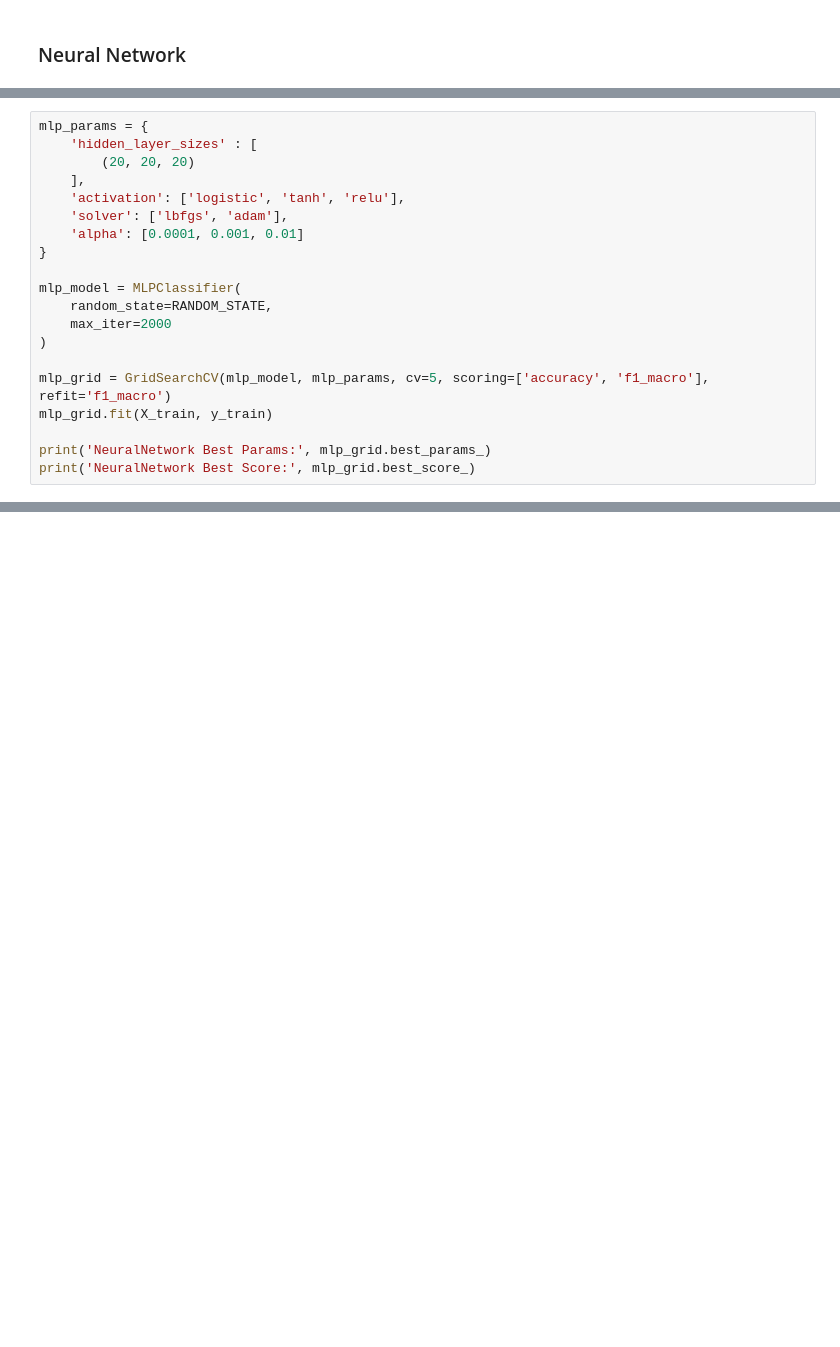
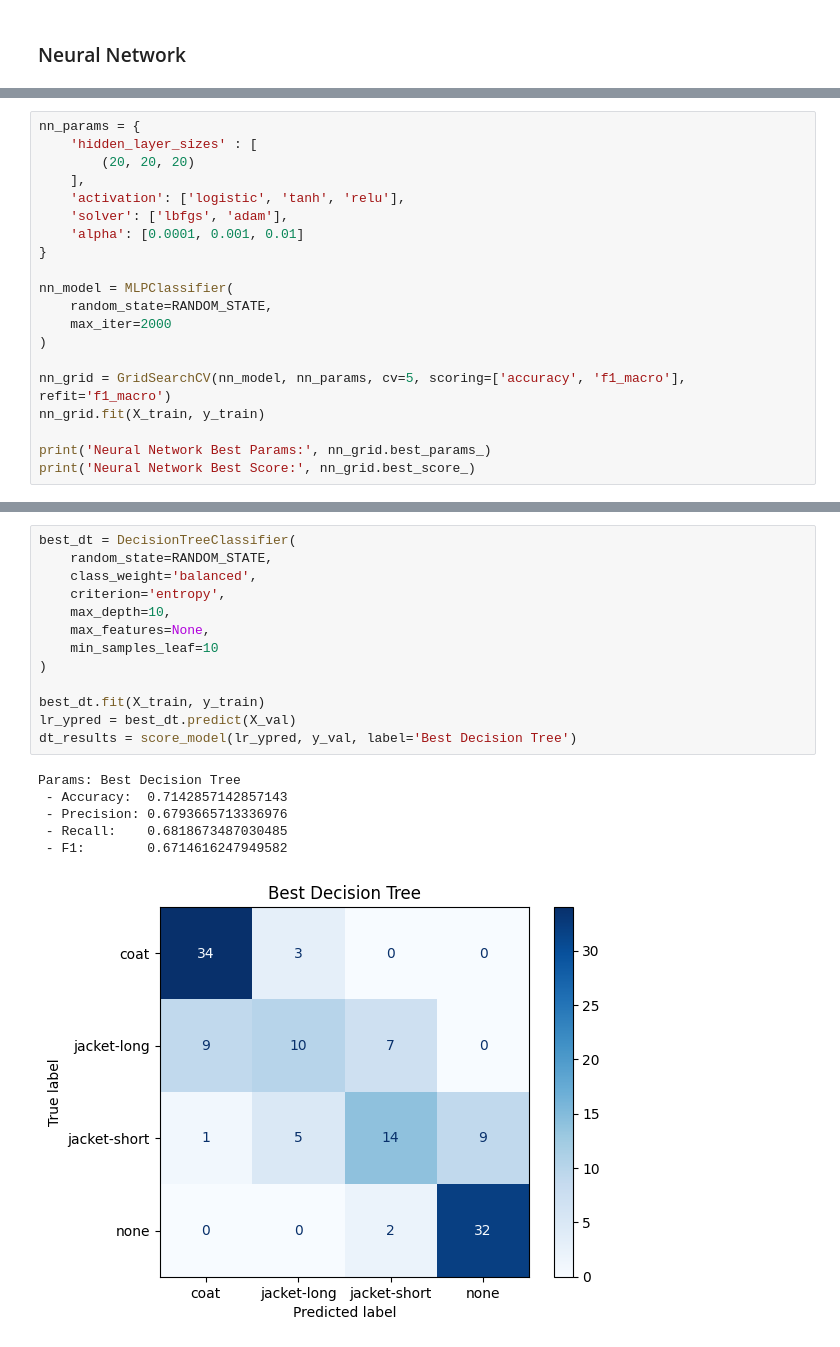
Before and after one commit to tikkikkit21/WeatherML, a Jupyter notebook: research.ipynb, the cells around one changed output, grey strips where cells are left out. Cells and saved outputs as stored; diff of their text form; blank space fills up the shorter version.

```diff
--- a/research.ipynb
+++ b/research.ipynb
@@ -534,7 +518,7 @@ fig.legend(loc='upper right');
 # %% [output]
 [figure]
 # %%
-mlp_params = {
+nn_params = {
     'hidden_layer_sizes' : [
         (20, 20, 20)
     ],
@@ -543,14 +527,14 @@ mlp_params = {
     'alpha': [0.0001, 0.001, 0.01]
 }
 
-mlp_model = MLPClassifier(
+nn_model = MLPClassifier(
     random_state=RANDOM_STATE,
     max_iter=2000
 )
 
-mlp_grid = GridSearchCV(mlp_model, mlp_params, cv=5, scoring=['accuracy', 'f1_macro'], refit='f1_macro')
-mlp_grid.fit(X_train, y_train)
+nn_grid = GridSearchCV(nn_model, nn_params, cv=5, scoring=['accuracy', 'f1_macro'], refit='f1_macro')
+nn_grid.fit(X_train, y_train)
 
-print('NeuralNetwork Best Params:', mlp_grid.best_params_)
-print('NeuralNetwork Best Score:', mlp_grid.best_score_)
+print('Neural Network Best Params:', nn_grid.best_params_)
+print('Neural Network Best Score:', nn_grid.best_score_)
 # %% [output]
@@ -558,0 +599,20 @@ NeuralNetwork Best Score: 0.802364082793213
+# %%
+best_dt = DecisionTreeClassifier(
+    random_state=RANDOM_STATE,
+    class_weight='balanced',
+    criterion='entropy',
+    max_depth=10,
+    max_features=None,
+    min_samples_leaf=10
+)
+
+best_dt.fit(X_train, y_train)
+lr_ypred = best_dt.predict(X_val)
+dt_results = score_model(lr_ypred, y_val, label='Best Decision Tree')
+# %% [output]
+Params: Best Decision Tree
+ - Accuracy:  0.7142857142857143
+ - Precision: 0.6793665713336976
+ - Recall:    0.6818673487030485
+ - F1:        0.6714616247949582
+[figure, added]
```
Also changed, not shown: parts of 19 cells of this notebook.
